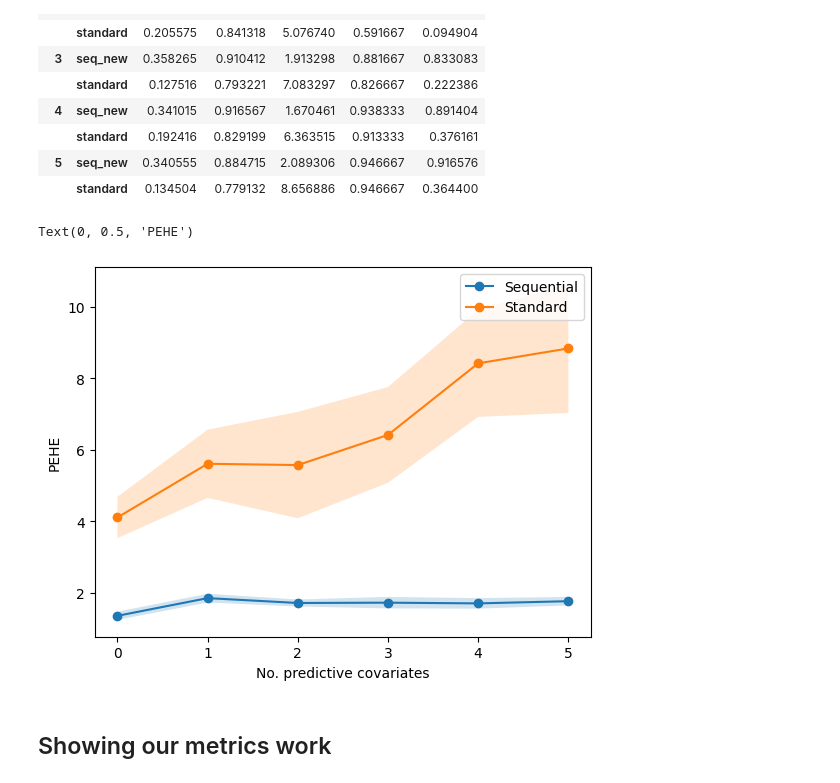
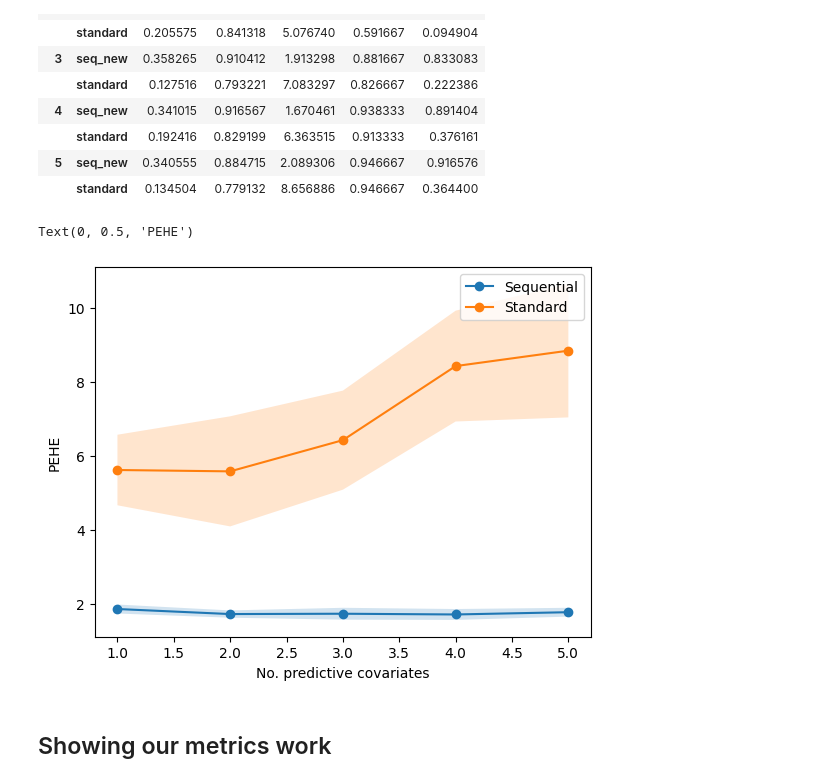
Before and after one commit to harrya32/causal_synthetic_data, a Jupyter notebook: Experiments/Experiments.ipynb, the cells around one changed output. Cells and saved outputs as stored; diff of their text form; code cells hidden in the pictures.

```diff
--- a/Experiments/Experiments.ipynb
+++ b/Experiments/Experiments.ipynb
@@ -2152,27 +2180,29 @@ pred_results.groupby(['n_t', 'method']).mean()
 |  | standard | 0.134504 | 0.779132 | 8.656886 | 0.946667 | 0.364400 |
 # %%
 pred_results = pd.read_csv('predictive_insight_new.csv')
+# %%
+pred_results = pred_results[pred_results['n_t'] != 0]
 # %%
 
-x = [0,1,2,3,4,5]
+x = [1,2,3,4,5]
 u_seq = pred_results[pred_results['method']=='seq_new'].groupby(['n_t']).mean()['u_pehe']
 u_stand = pred_results[pred_results['method']=='standard'].groupby(['n_t']).mean()['u_pehe']
 
 u_seq_std = pred_results[pred_results['method']=='seq_new'].groupby(['n_t']).std()['u_pehe']
 u_stand_std = pred_results[pred_results['method']=='standard'].groupby(['n_t']).std()['u_pehe']
 
 plt.plot(x, u_seq, 'o-', label = 'Sequential')
 plt.plot(x, u_stand, 'o-', label = 'Standard')
 
 plt.fill_between(x, u_seq - u_seq_std, u_seq + u_seq_std, alpha=0.2)
 plt.fill_between(x, u_stand - u_stand_std, u_stand + u_stand_std, alpha=0.2)
 plt.legend()
 plt.xlabel('No. predictive covariates')
 plt.ylabel('PEHE')
 #plt.savefig('plots/CATE_complexity_plot.png')
 # %% [output]
 Text(0, 0.5, 'PEHE')
-[figure, old version]
+[figure, new version]
 # %% [markdown]
 ## Showing our metrics work
 # %% [markdown]
```
Also changed, not shown: parts of 8 cells of this notebook, 20 other files.
